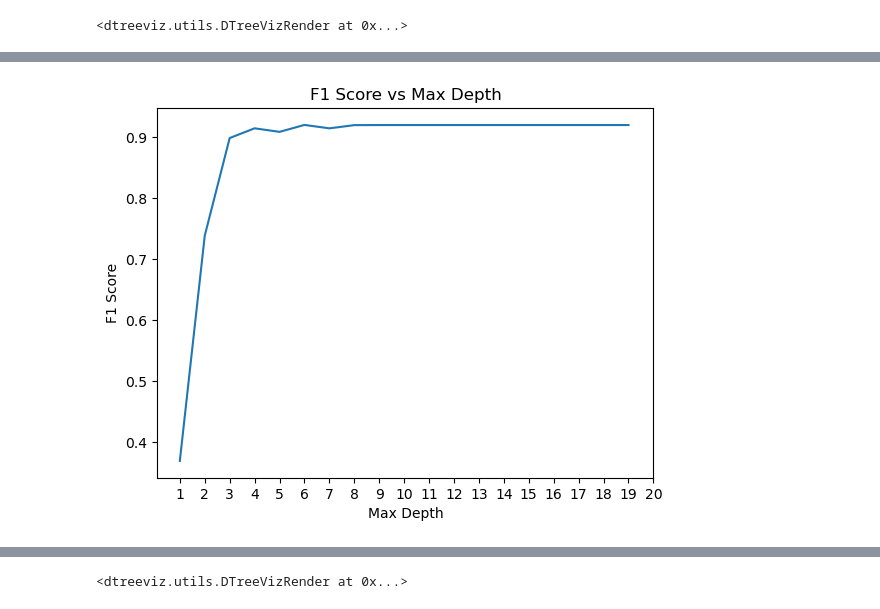
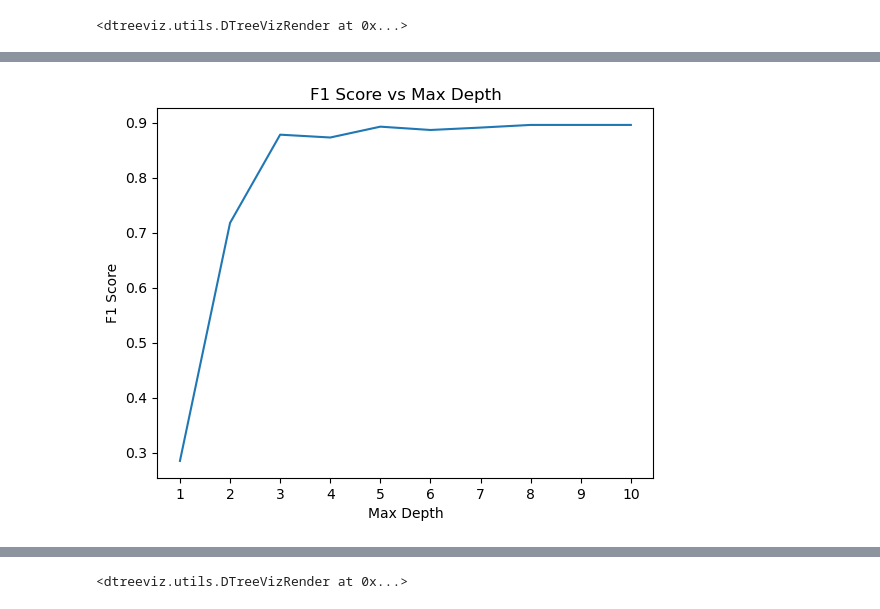
Before and after one commit to dangoodie/cosc102-assignment3, a Jupyter notebook: a3_decision_tree.ipynb, the cells around one changed output, grey strips where cells are left out. Saved outputs shown, nothing was run; the diff lists cells and outputs as text; code cells hidden in the pictures.

Commit message:
Plotting ROC and AUC as well now

```diff
--- a/a3_decision_tree.ipynb
+++ b/a3_decision_tree.ipynb
@@ -372,55 +372,87 @@ findfont: Font family ['Arial'] not found. Falling back to DejaVu Sans.
 # %%
 # Optimise a hyperparameter - max_depth
 
-f1_scores = []
-best_score = 0
-best_depth = 1
-depth_range = range(1,20)
+best_max_depth = 1
+best_mean_f1 = 0
+f1_set = np.zeros(11)
+max_depth_range = range(1,11)
 
-for depth in depth_range:
+for depth in max_depth_range:
 
-  clf = DecisionTreeClassifier(max_depth=depth, random_state=66)
-  clf.fit(X_train, y_train)
+  clf = DecisionTreeClassifier(max_depth=depth, random_state=46).fit(X_train, y_train)
   # Return the predictions for the 5-Fold crossvalidation
-  y_predicted = cross_val_predict(clf, X_train,y_train, cv=3)
-  # Return the predictions for the test set
-  y_test_predicted = clf.predict(X_test)
+  y_predicted = cross_val_predict(clf, X_train,y_train, cv=5)
+
+  # Print out the recall, precision and F1 scores
+  print("Max Depth: ", depth)
+  print("CV Train Recall:", recall_score(y_train,y_predicted,average=None))
+  print("CV Train Precision:",precision_score(y_train,y_predicted,average=None))
+  print("CV Train F1 Score:",f1_score(y_train,y_predicted,average=None))
+
 
   # Test
-  score = f1_score(y_test,y_test_predicted,average='weighted')
-  f1_scores.append(score)
-  if score > best_score:
-    best_score = score
+  f1_set[depth] = np.mean(f1_score(y_train,y_predicted,average=None))
+  current_f1 = np.mean(f1_score(y_train,y_predicted,average=None))
+
+  if current_f1 > best_mean_f1:
+    best_mean_f1 = current_f1
     best_depth = depth
+    best_clf = clf
 
 
 # Plot the F1 score vs the max depth
 
 print("Best depth: ", best_depth)
-print("Best score: ", best_score)
-plt.plot(depth_range, f1_scores)
+print("Best F1 score: ", best_mean_f1)
+
+plt.plot(max_depth_range, f1_set[1:])
 plt.xlabel('Max Depth')
-plt.xticks(np.arange(1, 21, 1))
+plt.xticks(np.arange(1, 11, 1))
 plt.ylabel('F1 Score')
 plt.title('F1 Score vs Max Depth')
 plt.show()
 
-# Train the best classifier
-clf = DecisionTreeClassifier(max_depth=best_depth)
-clf.fit(X_train, y_train)
 # Return the predictions for the 3-Fold crossvalidation
-y_predicted = cross_val_predict(clf, X_train,y_train, cv=3)
+y_predicted = cross_val_predict(best_clf, X_train,y_train, cv=3)
 # Return the predictions for the test set
-y_test_predicted = clf.predict(X_test)
+y_test_predicted = best_clf.predict(X_test)
 
 # Plot confusion matrix for the best classifier
 fig, ax = plt.subplots()
 title_text = 'Best Classifier - Max Depth: ' + str(best_depth)
 ax.title.set_text(title_text)
-disp = plot_confusion_matrix(clf, X_test, y_test,
-                                  display_labels=['Standing', 'Walking','Jogging', 'Side-Step','Running'],
-                                  cmap=plt.cm.Blues,ax=ax)
+disp = plot_confusion_matrix(best_clf, X_test, y_test, display_labels=['Standing', 'Walking','Jogging', 'Side-Step','Running'], cmap=plt.cm.Blues, ax=ax)
+
 # Rotate the labels so they can be read
 for tick in ax.get_xticklabels():
     tick.set_rotation(45)
+
+# Test Recall, Precision and F1 Score
+print("Test Recall:",recall_score(y_test,y_test_predicted,average=None))
+print("Test Precision:",precision_score(y_test,y_test_predicted,average=None))
+print("Test F1 Score:",f1_score(y_test,y_test_predicted,average=None))
+
+y_score = best_clf.predict_proba(X_test)
+
+# Binarize the output
+y_test = label_binarize(y_test, classes=[0, 1, 2, 3, 4])
+n_classes = y_test.shape[1]
+
+# Compute ROC curve and ROC area for each class
+fpr = dict()
+tpr = dict()
+roc_auc = dict()
+fpr, tpr, _ = roc_curve(y_test[:, 0], y_score[:, 0])
+roc_auc = auc(fpr, tpr)
+
+# Plot the TPR vs FPR for each class
+fig, ax = plt.subplots(figsize=(8,8))
+ax.plot(fpr, tpr, color='orange')
+ax.plot([0, 1], [0, 1], 'k--')
+ax.set_xlim([0.0, 1.0])
+ax.set_ylim([0.0, 1.05])
+ax.set_xlabel('False Positive Rate')
+ax.set_ylabel('True Positive Rate')
+ax.set_title('Receiver operating characteristic Curve')
+ax.legend(loc="lower right")
 # %% [output]
@@ -429 +490 @@ Best score:  0.919937036398137
-[figure, old version]
+[figure, new version]
```
Also changed, not shown: parts of 3 cells of this notebook.
